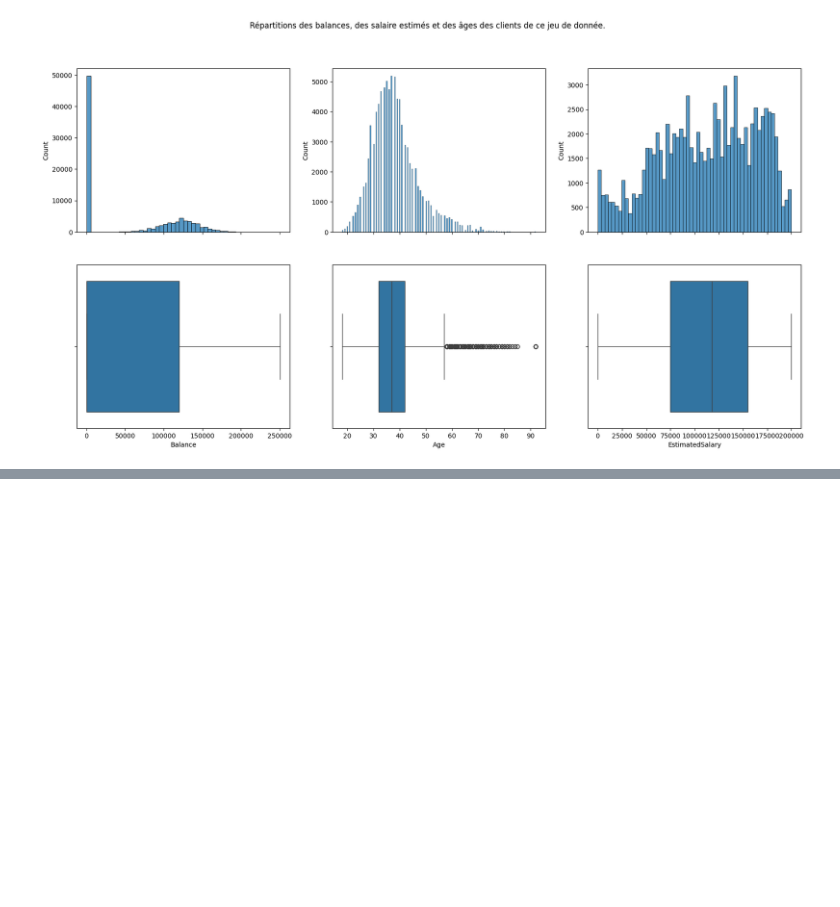
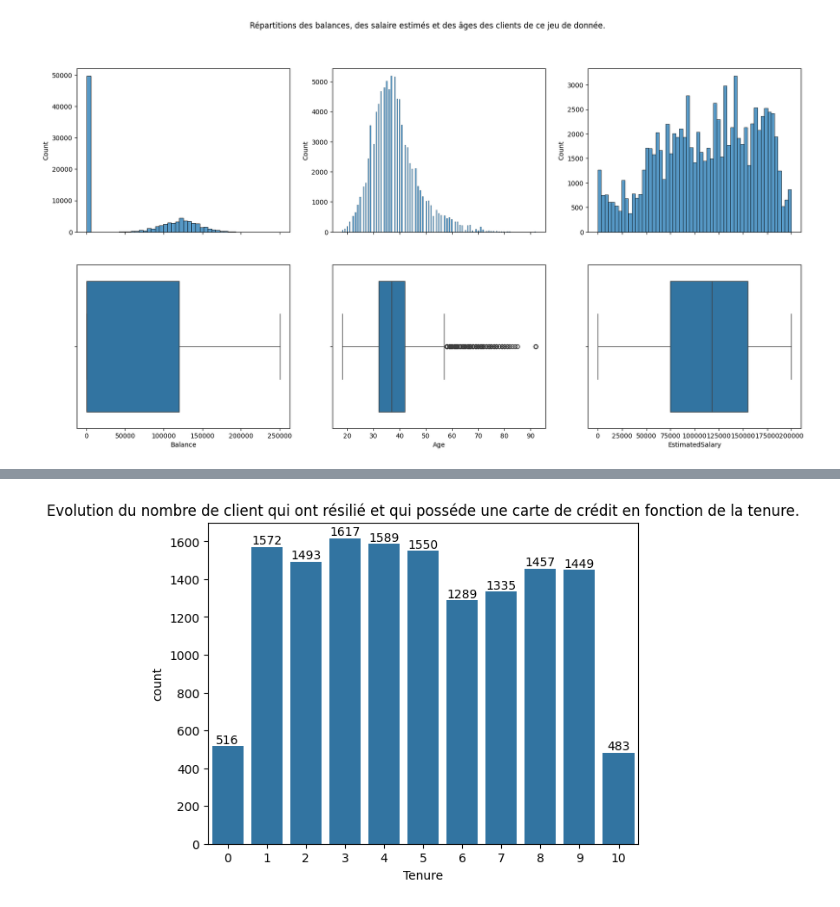
Before and after one commit to fmazur57u/Bank-churn, a Jupyter notebook: bankChurn/src/bankchurn/projet_bank_churn.ipynb, the cells around one changed output, grey strips where cells are left out. Saved outputs shown, nothing was run; the diff lists cells and outputs as text; code cells hidden in the pictures; blank space fills up the shorter version.

```diff
--- a/bankChurn/src/bankchurn/projet_bank_churn.ipynb
+++ b/bankChurn/src/bankchurn/projet_bank_churn.ipynb
@@ -256,0 +235,7 @@ Cette fois-ci on observe une distribution qui peut-être considérée comme norm
+# %%
+ax = sns.countplot(data=observation_set.query("`HasCrCard` == 1 and `Exited` == 1"), x="Tenure")
+plt.title("Evolution du nombre de client qui ont résilié et qui posséde une carte de crédit en fonction de la tenure.")
+for container in ax.containers:
+    ax.bar_label(container)
+# %% [output]
+[figure, added]
```
Also changed, not shown: parts of 10 cells of this notebook.
